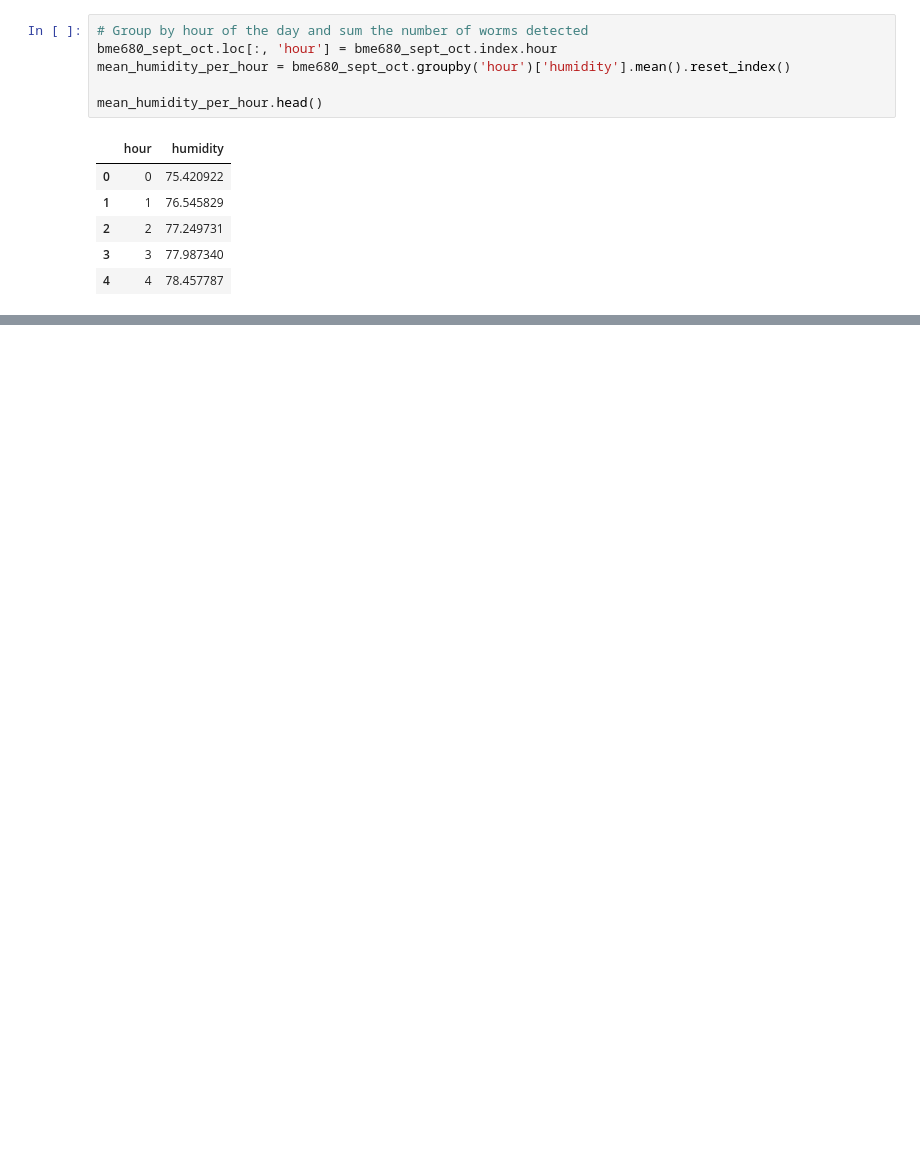
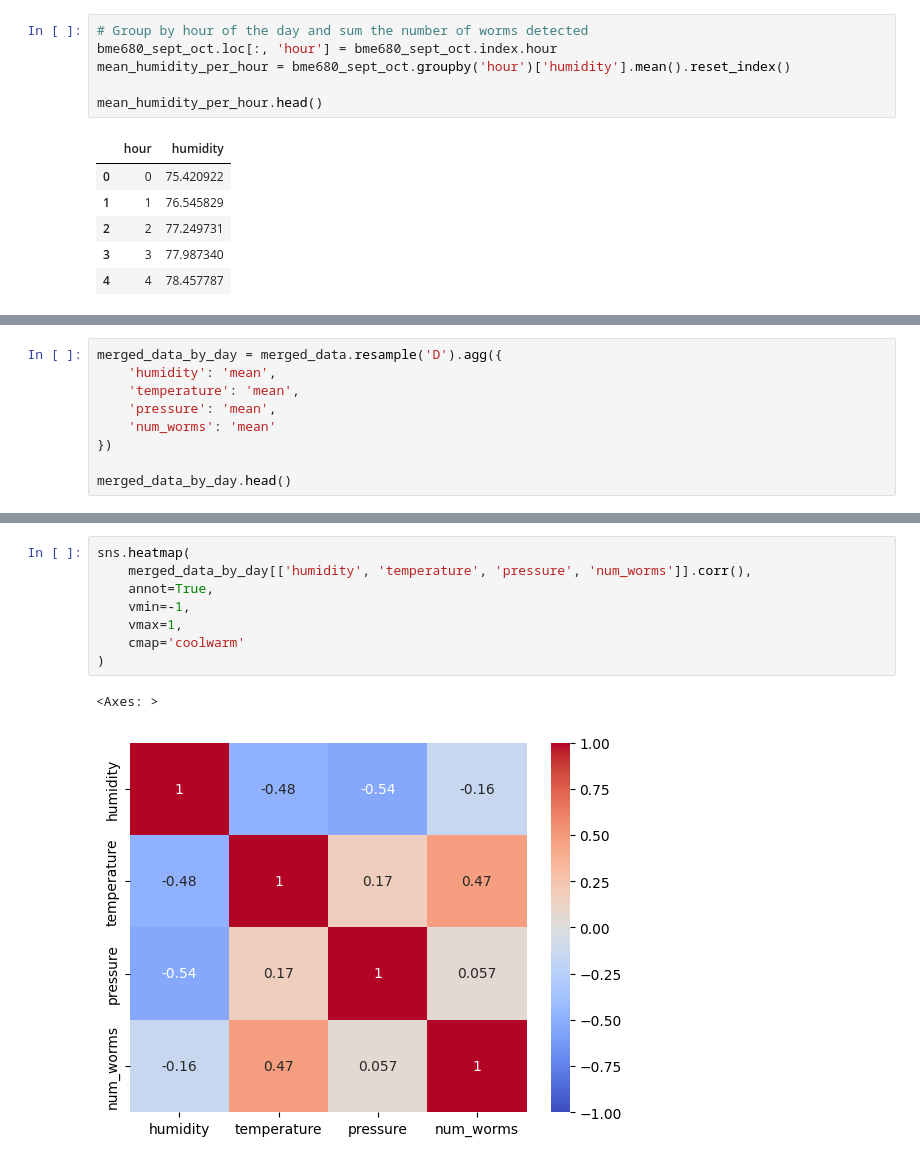
Before and after one commit to wiggle-bin/wiggle-notes, a Jupyter notebook: worms_actvitiy/DataActivityCorrelationUsingUpdatedModel.ipynb, the cells around one changed output, grey strips where cells are left out. Drawn from its saved outputs; the diff is of its cells as text; blank space fills up the shorter version.

```diff
--- a/worms_actvitiy/DataActivityCorrelationUsingUpdatedModel.ipynb
+++ b/worms_actvitiy/DataActivityCorrelationUsingUpdatedModel.ipynb
@@ -256,0 +289,9 @@ sns.heatmap(
+# %%
+merged_data_by_day = merged_data.resample('D').agg({
+    'humidity': 'mean',
+    'temperature': 'mean',
+    'pressure': 'mean',
+    'num_worms': 'mean'
+})
+
+merged_data_by_day.head()
@@ -256,0 +305,11 @@ sns.heatmap(
+# %%
+sns.heatmap(
+    merged_data_by_day[['humidity', 'temperature', 'pressure', 'num_worms']].corr(),
+    annot=True,
+    vmin=-1,
+    vmax=1,
+    cmap='coolwarm'
+)
+# %% [output]
+<Axes: >
+[figure, added]
```
Also changed, not shown: parts of 10 cells of this notebook.
